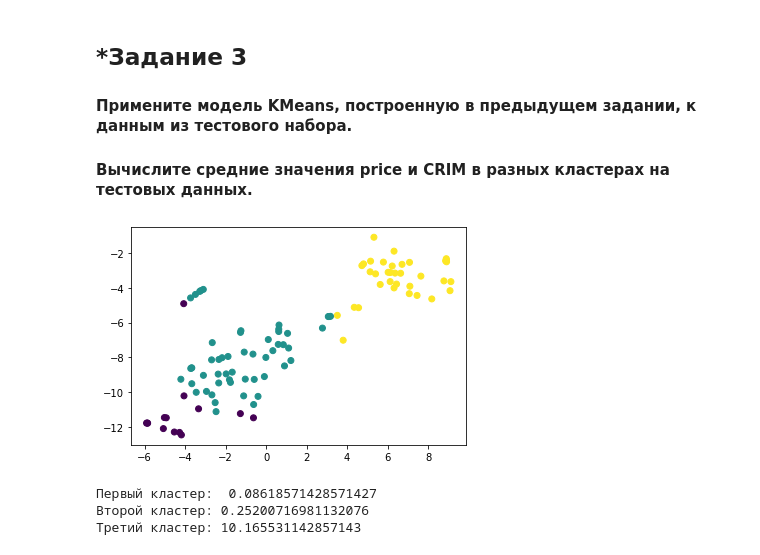
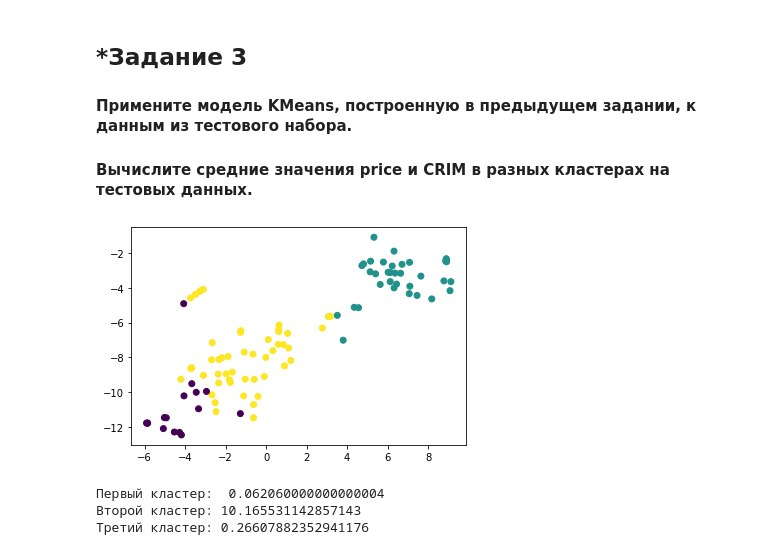
Before and after one commit to GoldobinIvan/PYthon_for_DS, a Jupyter notebook: Lessons8/Lessons8.ipynb, the cells around one changed output. Cells and saved outputs as stored; diff of their text form; code cells hidden in the pictures.

```diff
--- a/Lessons8/Lessons8.ipynb
+++ b/Lessons8/Lessons8.ipynb
@@ -72,22 +72,22 @@ print('Третий кластер: CRIM', X_train['CRIM'][labels_train == 2].me
 # %%
 scaler = StandardScaler()
 
 X_train_scaled = pd.DataFrame(scaler.fit_transform(X_train), columns=X_train.columns)
 X_test_scaled = pd.DataFrame(scaler.transform(X_test), columns=X_test.columns)
 
 X_test_tsne = tsne.fit_transform(X_test_scaled)
 
-labels_test = model.fit_predict(X_test_scaled)
+labels_test = model.predict(X_test_scaled)
 
 plt.scatter(X_test_tsne[:, 0], X_test_tsne[:, 1], c=labels_test)
 plt.show()
 # %% [output]
-[figure, old version]
+[figure, new version]
 # %%
 print('Первый кластер: ', X_test['CRIM'][labels_test == 0].mean())
 print('Второй кластер:', X_test['CRIM'][labels_test== 1].mean())
 print('Третий кластер:', X_test['CRIM'][labels_test== 2].mean())
 # %% [output]
-Первый кластер:  0.08618571428571427
-Второй кластер: 0.25200716981132076
-Третий кластер: 10.165531142857143
+Первый кластер:  0.062060000000000004
+Второй кластер: 10.165531142857143
+Третий кластер: 0.26607882352941176
```
Also changed, not shown: parts of 1 cell of this notebook.
